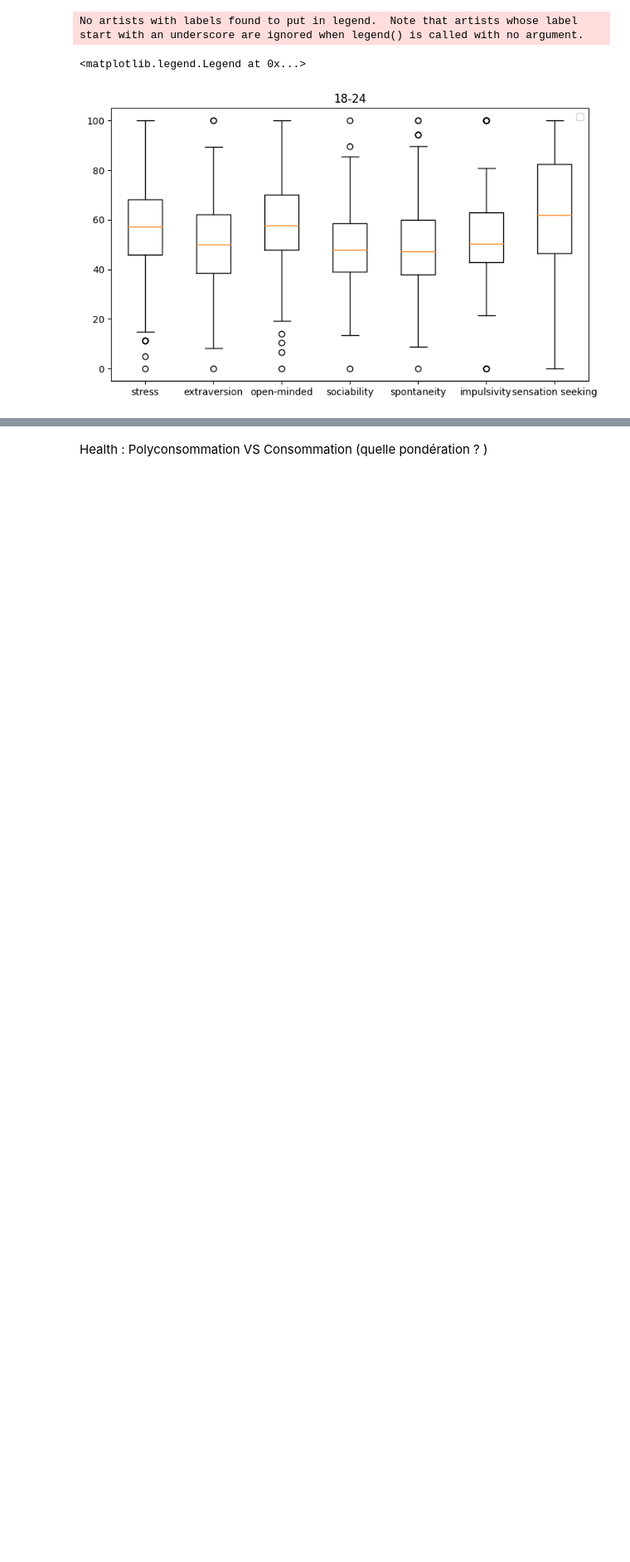
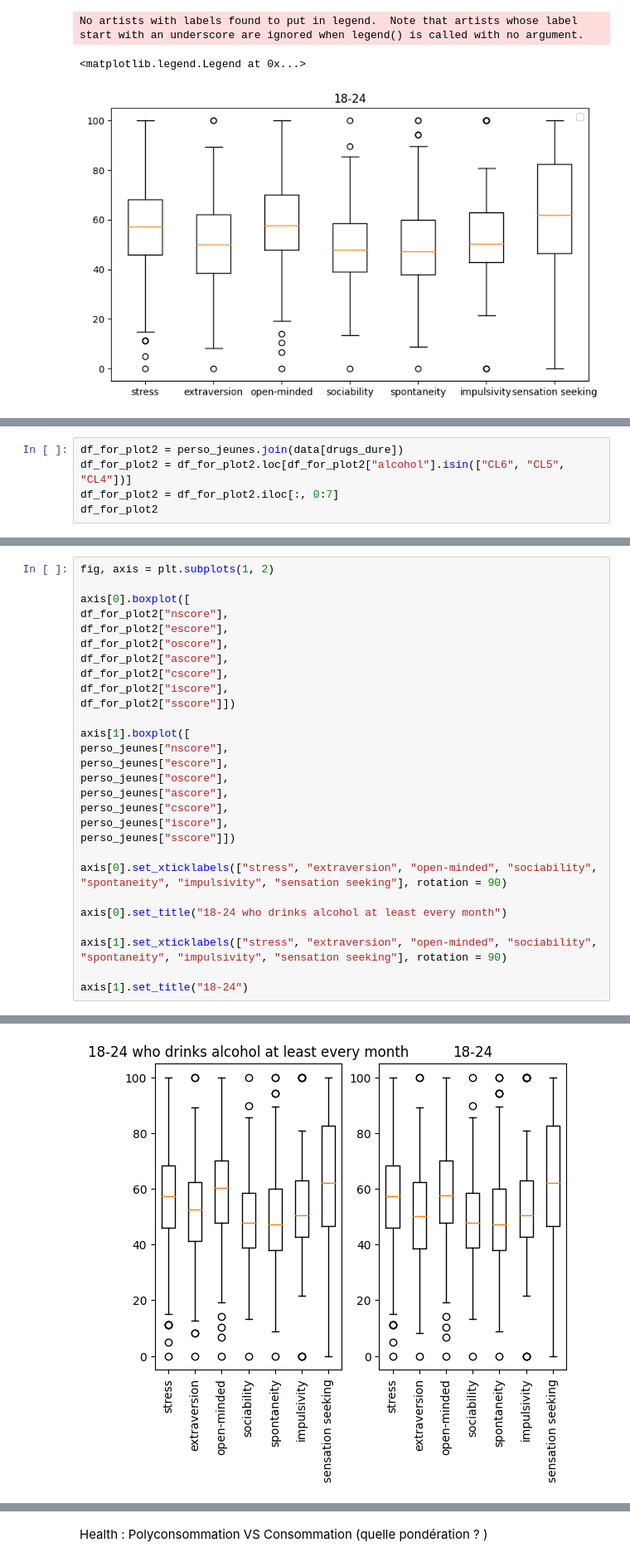
Before and after one commit to RayaneBDJ/Data-Analysis, a Jupyter notebook: FinalTP.ipynb, the cells around one changed output, grey strips where cells are left out. Shown at 83% size. Cells and saved outputs as stored; diff of their text form; blank space fills up the shorter version.

```diff
--- a/FinalTP.ipynb
+++ b/FinalTP.ipynb
@@ -1011,0 +1067,5 @@ No artists with labels found to put in legend.  Note that artists whose label st
+# %%
+df_for_plot2 = perso_jeunes.join(data[drugs_dure])
+df_for_plot2 = df_for_plot2.loc[df_for_plot2["alcohol"].isin(["CL6", "CL5", "CL4"])]
+df_for_plot2 = df_for_plot2.iloc[:, 0:7]
+df_for_plot2
@@ -1011,0 +1087,29 @@ No artists with labels found to put in legend.  Note that artists whose label st
+# %%
+fig, axis = plt.subplots(1, 2)
+
+axis[0].boxplot([
+df_for_plot2["nscore"],
+df_for_plot2["escore"],
+df_for_plot2["oscore"],
+df_for_plot2["ascore"],
+df_for_plot2["cscore"],
+df_for_plot2["iscore"],
+df_for_plot2["sscore"]])
+
+axis[1].boxplot([
+perso_jeunes["nscore"],
+perso_jeunes["escore"],
+perso_jeunes["oscore"],
+perso_jeunes["ascore"],
+perso_jeunes["cscore"],
+perso_jeunes["iscore"],
+perso_jeunes["sscore"]])
+
+axis[0].set_xticklabels(["stress", "extraversion", "open-minded", "sociability", "spontaneity", "impulsivity", "sensation seeking"], rotation = 90)
+
+axis[0].set_title("18-24 who drinks alcohol at least every month")
+
+axis[1].set_xticklabels(["stress", "extraversion", "open-minded", "sociability", "spontaneity", "impulsivity", "sensation seeking"], rotation = 90)
+
+axis[1].set_title("18-24")
+# %% [output]
@@ -1011,0 +1117 @@ No artists with labels found to put in legend.  Note that artists whose label st
+[figure, added]
```
Also changed, not shown: parts of 20 cells of this notebook.
